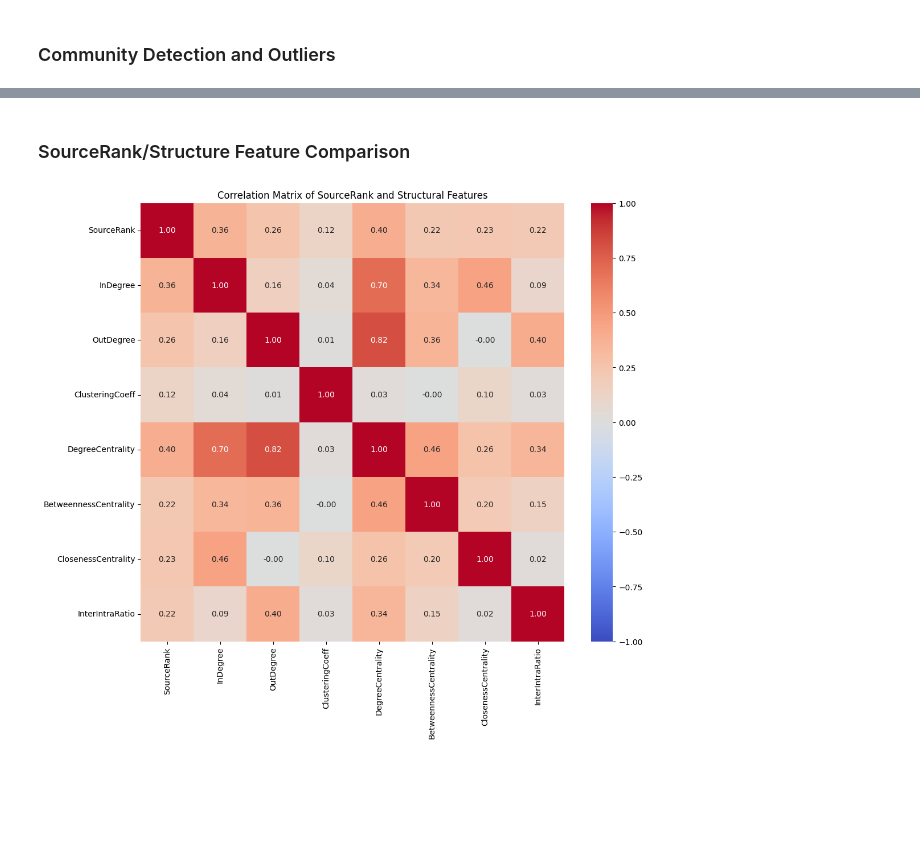
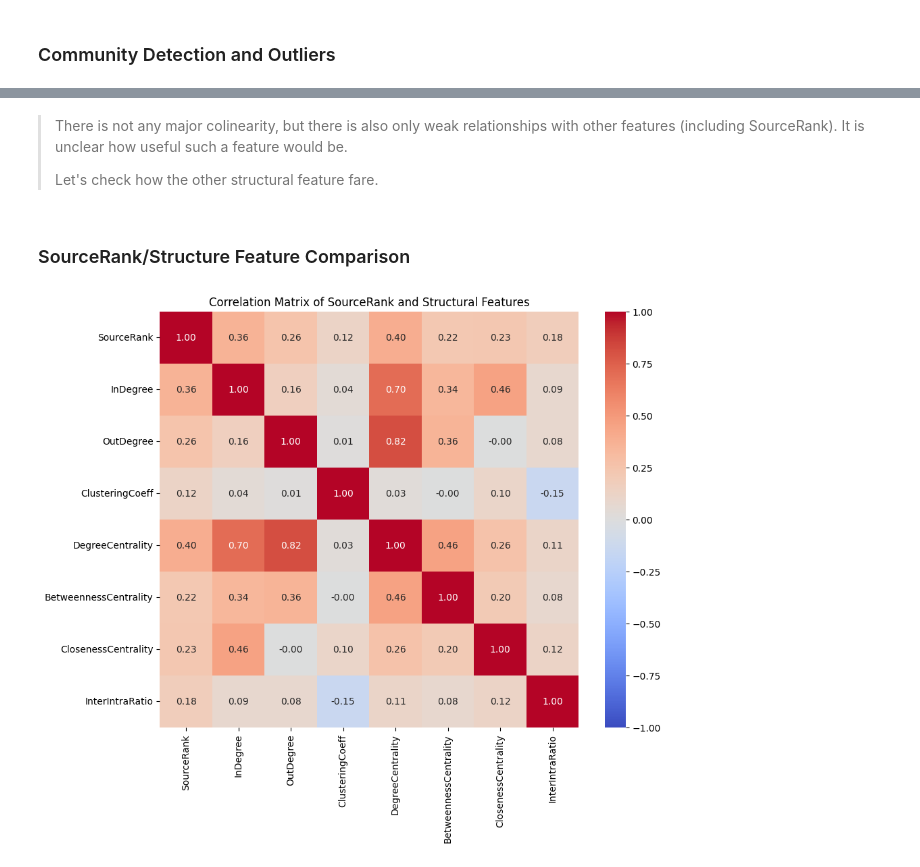
Before and after one commit to ericzander/pypi-anomaly-detection, a Jupyter notebook: notebooks/01_data_exploration.ipynb, the cells around one changed output, grey strips where cells are left out. Saved outputs shown, nothing was run; the diff lists cells and outputs as text; code cells hidden in the pictures; blank space fills up the shorter version.

Commit message:
Finished late draft of data exploration notebook with new data

```diff
--- a/notebooks/01_data_exploration.ipynb
+++ b/notebooks/01_data_exploration.ipynb
@@ -347,31 +577,0 @@ df_nodes_recent = get_core_nodes_df(G_recent)
-# %%
-fig, axes = plt.subplots(1, 3, figsize=(15, 4))
-
-features = ["SourceRank", "stars", "forks"]
-
-for i, feature in enumerate(features):
-    # Compute min and max for both datasets to get consistent bin edges
-    data_top = df_nodes_top[feature]
-    data_recent = df_nodes_recent[feature]
-    data_all = pd.concat([data_top, data_recent])
-    min_val = data_all.min()
-    max_val = data_all.max()
-
-    # Use 20 bins
-    bin_width = (max_val - min_val) / 20 if max_val > min_val else 1
-    bins = np.arange(min_val, max_val + bin_width, bin_width)
-
-    sns.histplot(data_top, bins=bins, color=colors[0], label="Top", ax=axes[i], alpha=0.6, stat="density")
-    sns.histplot(data_recent, bins=bins, color=colors[1], label="Recent", ax=axes[i], alpha=0.6, stat="density")
-    axes[i].set_title(features[i])
-    axes[i].set_xlabel(feature)
-    axes[i].set_yscale("log")  # Set y-axis to log scale
-    if i == 0:
-        axes[i].set_ylabel("Density (log scale)")
-    else:
-        axes[i].set_ylabel("")
-    axes[i].legend()
-
-fig.suptitle("Distribution of Node Features: Top vs Recent Packages", fontsize=14, y=1.05)
-plt.tight_layout()
-plt.show()
@@ -685,3 +916,7 @@ plt.show()
+# %% [markdown]
+> There is not any major colinearity, but there is also only weak relationships with other features (including SourceRank). It is unclear how useful such a feature would be.
+>
+> Let's check how the other structural feature fare.
 # %% [markdown]
 ### SourceRank/Structure Feature Comparison
 # %%
@@ -700,35 +935,35 @@ def plot_sourcerank_structural_features(
         "BetweennessCentrality": get_val(betweenness, n, i),
         "ClosenessCentrality": get_val(closeness, n, i),
         "InterIntraRatio": (
             inter_intra_ratios.get(n, np.nan) if isinstance(inter_intra_ratios, dict)
             else (inter_intra_ratios[i] if inter_intra_ratios is not None and i < len(inter_intra_ratios) else np.nan)
         )
     } for i, n in enumerate(nodes)]
     df = pd.DataFrame(data)
 
-    plt.figure(figsize=(12, 10))
+    plt.figure(figsize=(10, 8))
     sns.heatmap(
         df.corr(),
         annot=True,
         cmap="coolwarm",
         fmt=".2f",
         vmin=-1, vmax=1
     )
     plt.title("Correlation Matrix of SourceRank and Structural Features")
     plt.show()
 
     return df
 
 df_scatter_top = plot_sourcerank_structural_features(
     G_top,
     degree_centrality=degree_top,
     betweenness=betweenness_top,
     closeness=closeness_top,
     clustering=clustering_top,
     inter_intra_ratios=ratios_top,
 )
 # %% [output]
-[figure, old version]
+[figure, new version]
 # %%
 df_scatter_recent = plot_sourcerank_structural_features(
     G_recent,
```
Also changed, not shown: parts of 55 cells of this notebook, 1 other file.
